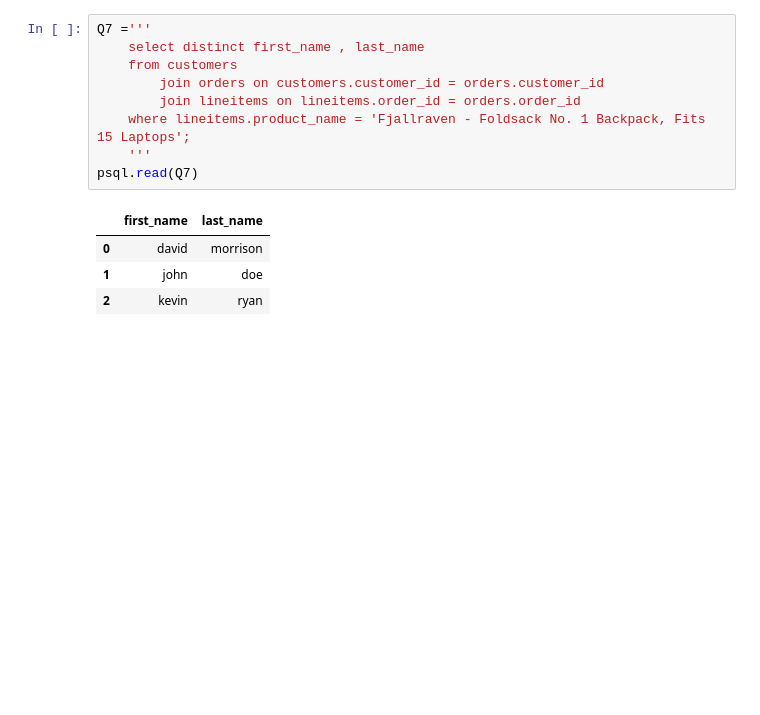
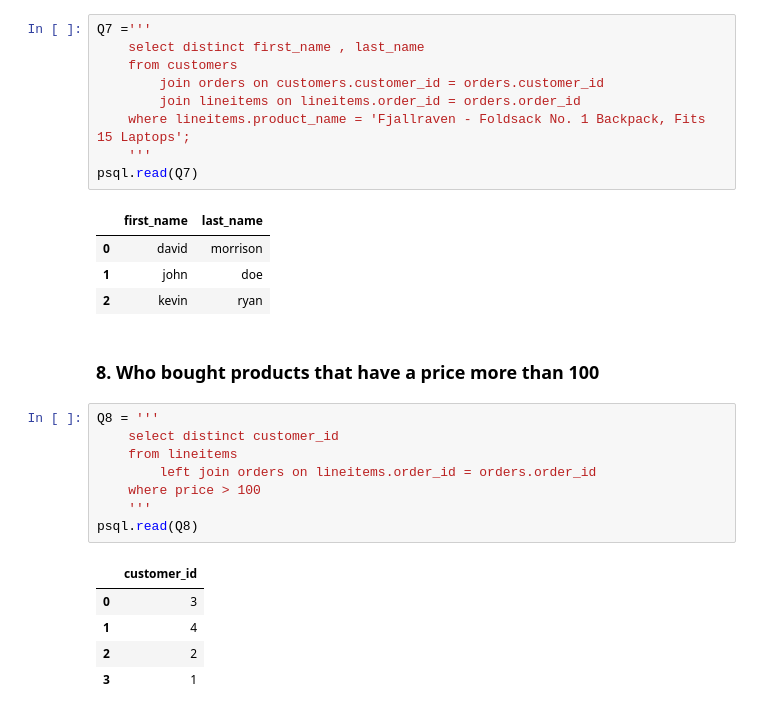
Before and after one commit to LiwaaAudi/database-design-project, a Jupyter notebook: queries.ipynb, the cells around one changed output. Drawn from its saved outputs; the diff is of its cells as text; blank space fills up the shorter version.

```diff
--- a/queries.ipynb
+++ b/queries.ipynb
@@ -118,3 +118,19 @@ psql.read(Q7)
 | 0 | david | morrison |
 | 1 | john | doe |
 | 2 | kevin | ryan |
+# %% [markdown]
+### 8. Who bought products that have a price more than 100
+# %%
+Q8 = '''
+    select distinct customer_id
+    from lineitems
+        left join orders on lineitems.order_id = orders.order_id
+    where price > 100
+    '''
+psql.read(Q8)
+# %% [output]
+|  | customer_id |
+| 0 | 3 |
+| 1 | 4 |
+| 2 | 2 |
+| 3 | 1 |
```
Also changed, not shown: parts of 13 cells of this notebook, 2 other files.
